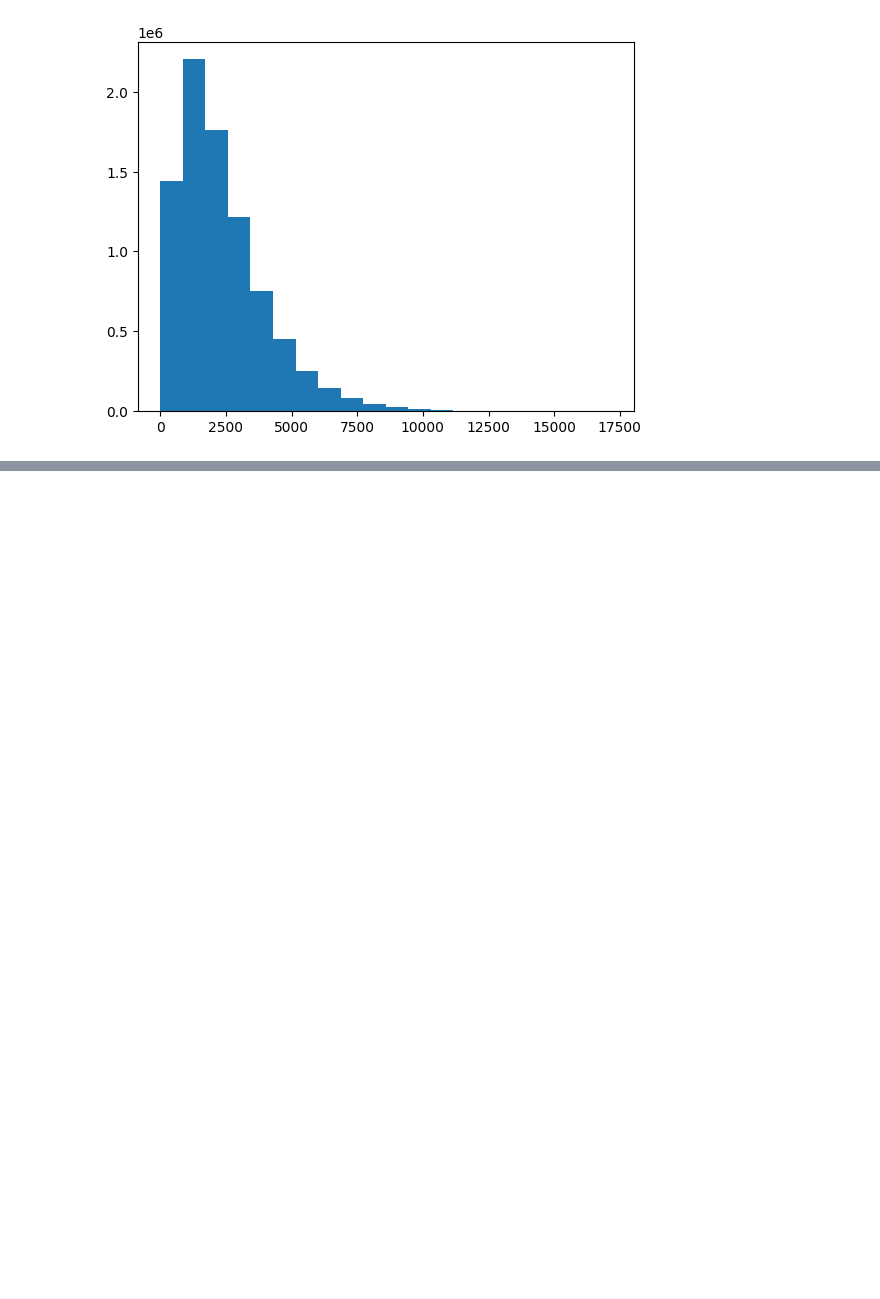
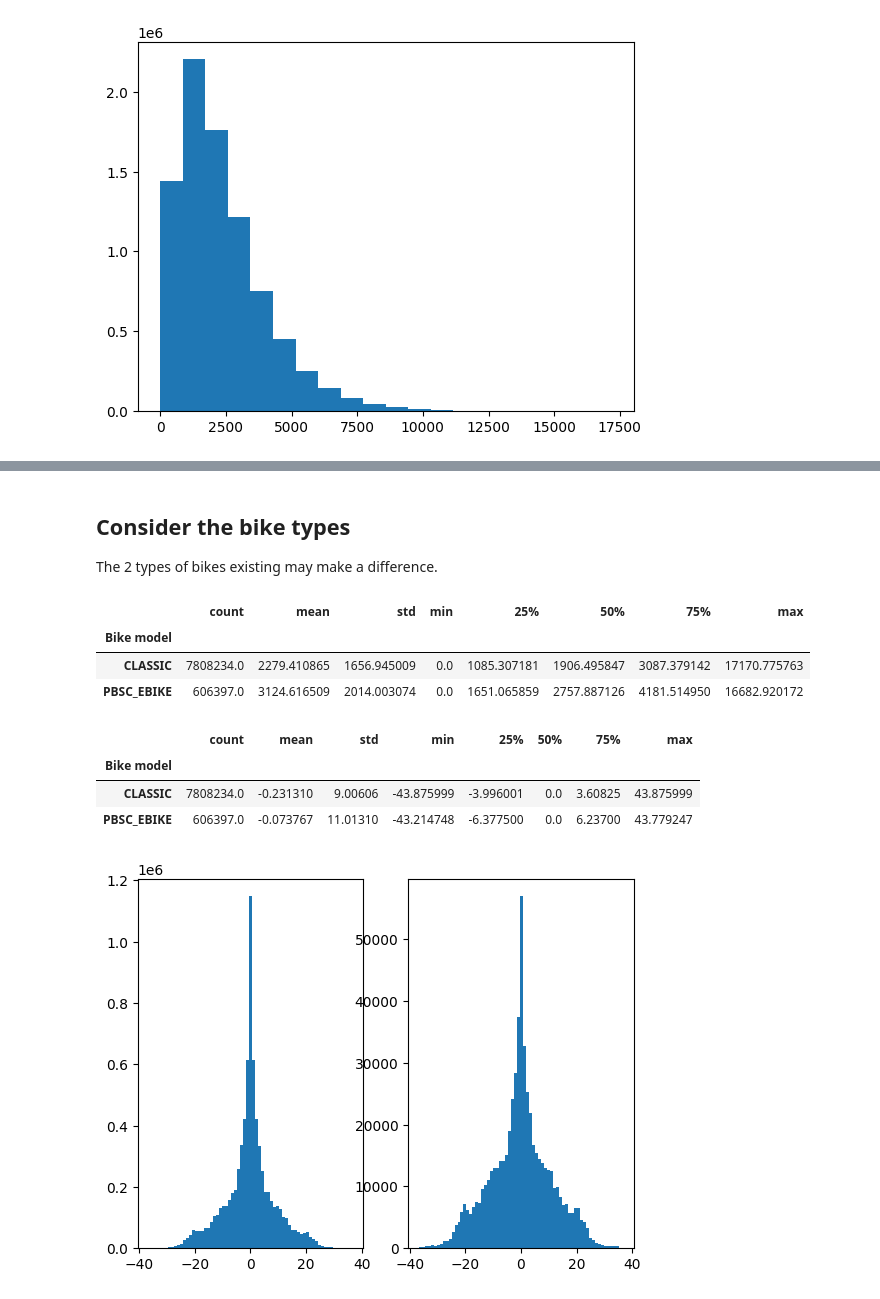
Before and after one commit to sokimura39/QM_Report, a Jupyter notebook: analysis.ipynb, the cells around one changed output, grey strips where cells are left out. Drawn from its saved outputs; the diff is of its cells as text; code cells hidden in the pictures; blank space fills up the shorter version.

```diff
--- a/analysis.ipynb
+++ b/analysis.ipynb
@@ -128,0 +151,44 @@ journeys_gdf.sort_values(by = ['ave_speed'], ascending = False).head(10)
+# %% [markdown]
+## Consider the bike types
+
+The 2 types of bikes existing may make a difference.
+# %%
+# compare the distances
+journeys_gdf.groupby(by = 'Bike model').distance.describe()
+# %% [output]
+|  | count | mean | std | min | 25% | 50% | 75% | max |
+| Bike model |  |  |  |  |  |  |  |  |
+| CLASSIC | 7808234.0 | 2279.410865 | 1656.945009 | 0.0 | 1085.307181 | 1906.495847 | 3087.379142 | 17170.775763 |
+| PBSC_EBIKE | 606397.0 | 3124.616509 | 2014.003074 | 0.0 | 1651.065859 | 2757.887126 | 4181.514950 | 16682.920172 |
+# %%
+# compare the height difference
+journeys_gdf.groupby(by = 'Bike model').height_diff.describe()
+# %% [output]
+|  | count | mean | std | min | 25% | 50% | 75% | max |
+| Bike model |  |  |  |  |  |  |  |  |
+| CLASSIC | 7808234.0 | -0.231310 | 9.00606 | -43.875999 | -3.996001 | 0.0 | 3.60825 | 43.875999 |
+| PBSC_EBIKE | 606397.0 | -0.073767 | 11.01310 | -43.214748 | -6.377500 | 0.0 | 6.23700 | 43.779247 |
+# %%
+# set up plot
+fig, axes = plt.subplots(1, 2)
+
+# add histogram for classic cycles
+axes[0].hist(
+    journeys_gdf[journeys_gdf['Bike model'] == 'CLASSIC'].height_diff,
+    bins = 81
+)
+
+# add histogram for ebikes
+axes[1].hist(
+    journeys_gdf[journeys_gdf['Bike model'] == 'PBSC_EBIKE'].height_diff,
+    bins = 81
+)
+
+
+# set limits
+for ax in axes:
+    ax.set_xlim(-40.5, 40.5)
+
+plt.show()
+# %% [output]
+[figure, added]
```
Also changed, not shown: parts of 6 cells of this notebook, 1 other file.
